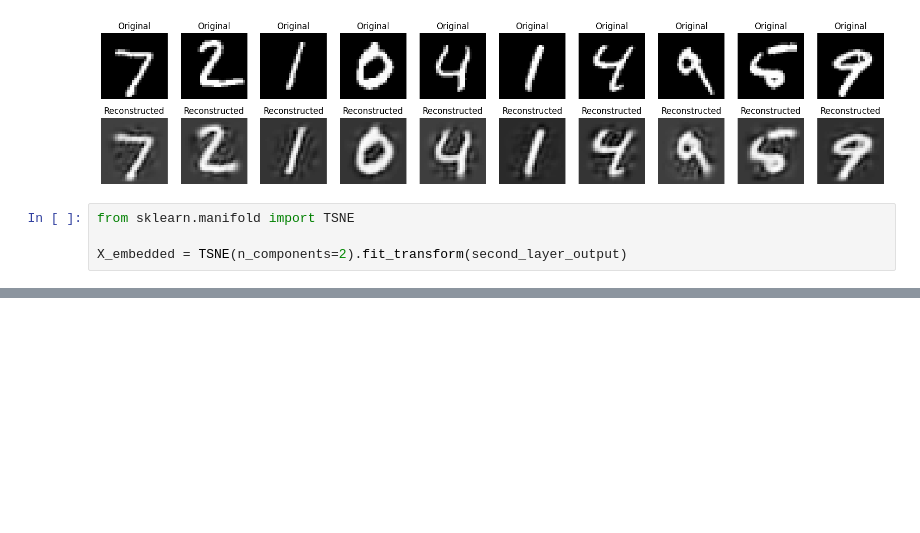
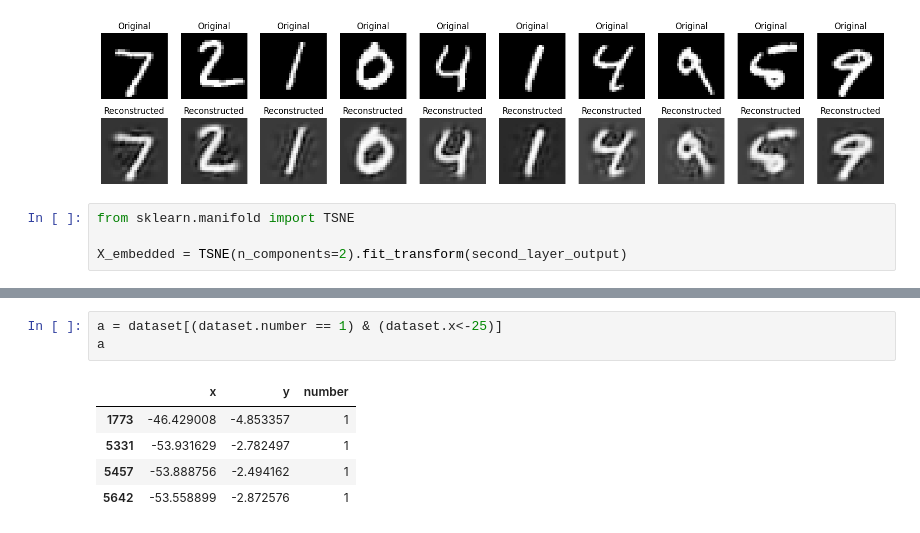
Before and after one commit to fefex302/ISPR-Assignments, a Jupyter notebook: autoencoders.ipynb, the cells around one changed output, grey strips where cells are left out. Drawn from its saved outputs; the diff is of its cells as text; blank space fills up the shorter version.

```diff
--- a/autoencoders.ipynb
+++ b/autoencoders.ipynb
@@ -132,0 +118,9 @@ plt.show()
+# %%
+a = dataset[(dataset.number == 1) & (dataset.x<-25)]
+a
+# %% [output]
+|  | x | y | number |
+| 1773 | -46.429008 | -4.853357 | 1 |
+| 5331 | -53.931629 | -2.782497 | 1 |
+| 5457 | -53.888756 | -2.494162 | 1 |
+| 5642 | -53.558899 | -2.872576 | 1 |
```
Also changed, not shown: parts of 6 cells of this notebook.
